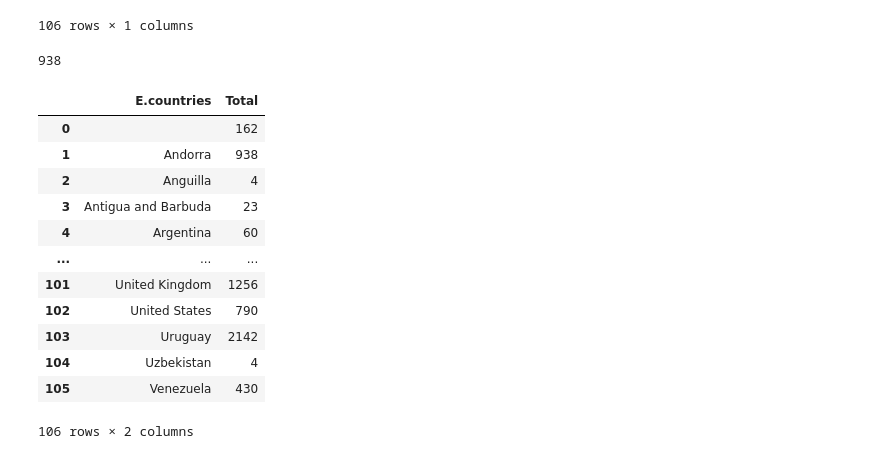
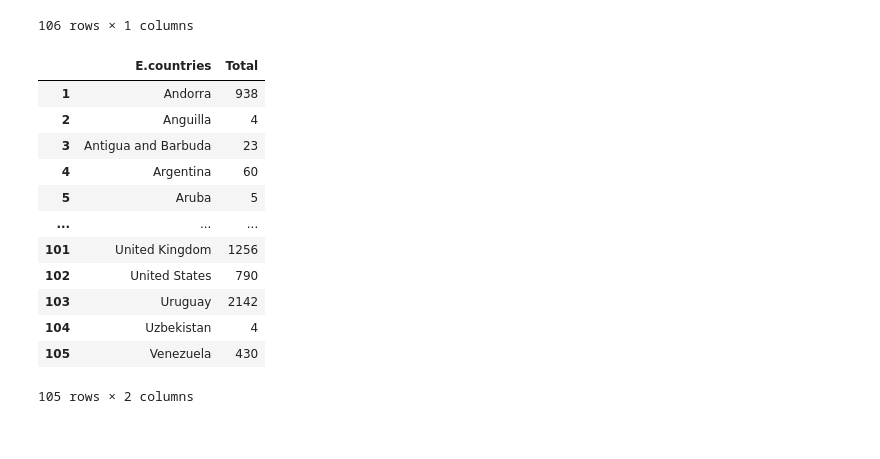
Before and after one commit to alexmak001/Panama-Papers, a Jupyter notebook: prabina.ipynb, the cells around one changed output. Saved outputs shown, nothing was run; the diff lists cells and outputs as text; code cells hidden in the pictures.

```diff
--- a/prabina.ipynb
+++ b/prabina.ipynb
@@ -443,24 +496,21 @@ bear_per_country
 | Uzbekistan | 4 |
 | Venezuela | 430 |
 106 rows × 1 columns
-# %%
-bear_per_entity[bear_per_entity['E.countries'] == 'Andorra']['total'].sum()
-# %% [output]
-938
 # %%
 bear_per_country = bear_per_country.reset_index()
+bear_per_country = bear_per_country.drop(0)
 bear_per_country
 # %% [output]
 |  | E.countries | Total |
-| 0 |  | 162 |
 | 1 | Andorra | 938 |
 | 2 | Anguilla | 4 |
 | 3 | Antigua and Barbuda | 23 |
 | 4 | Argentina | 60 |
+| 5 | Aruba | 5 |
 | ... | ... | ... |
 | 101 | United Kingdom | 1256 |
 | 102 | United States | 790 |
 | 103 | Uruguay | 2142 |
 | 104 | Uzbekistan | 4 |
 | 105 | Venezuela | 430 |
-106 rows × 2 columns
+105 rows × 2 columns
```
Also changed, not shown: parts of 23 cells of this notebook.
